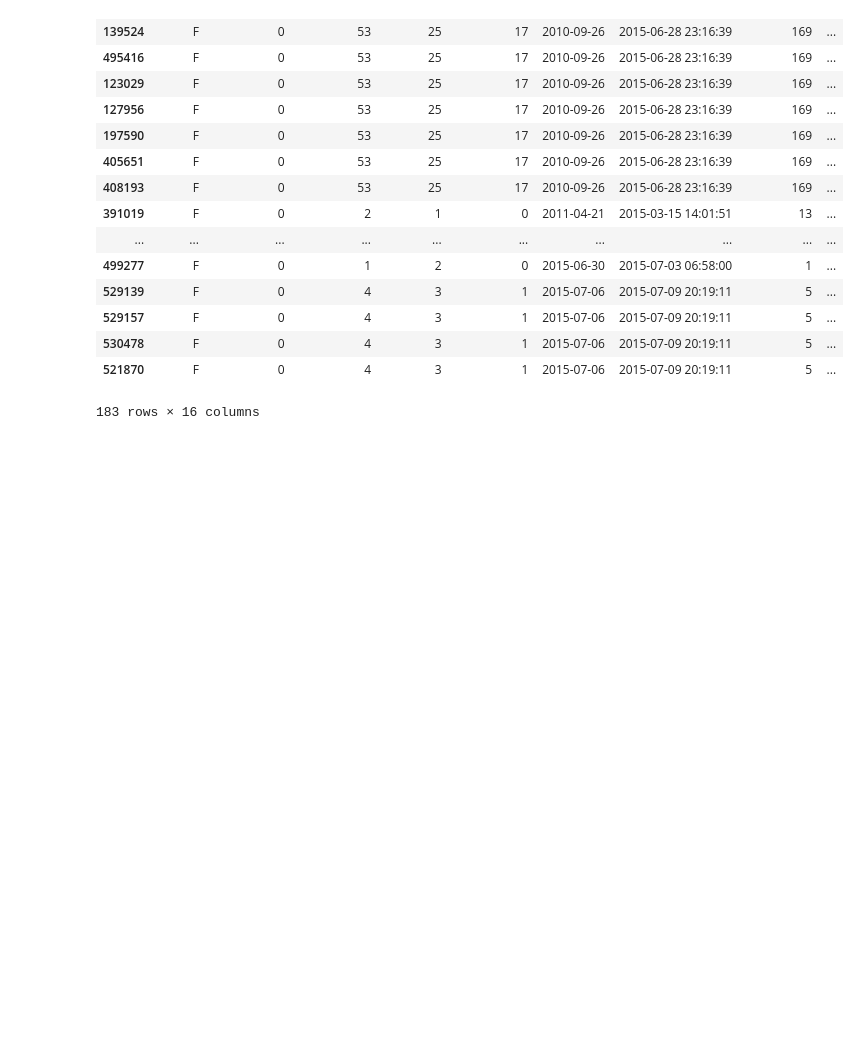
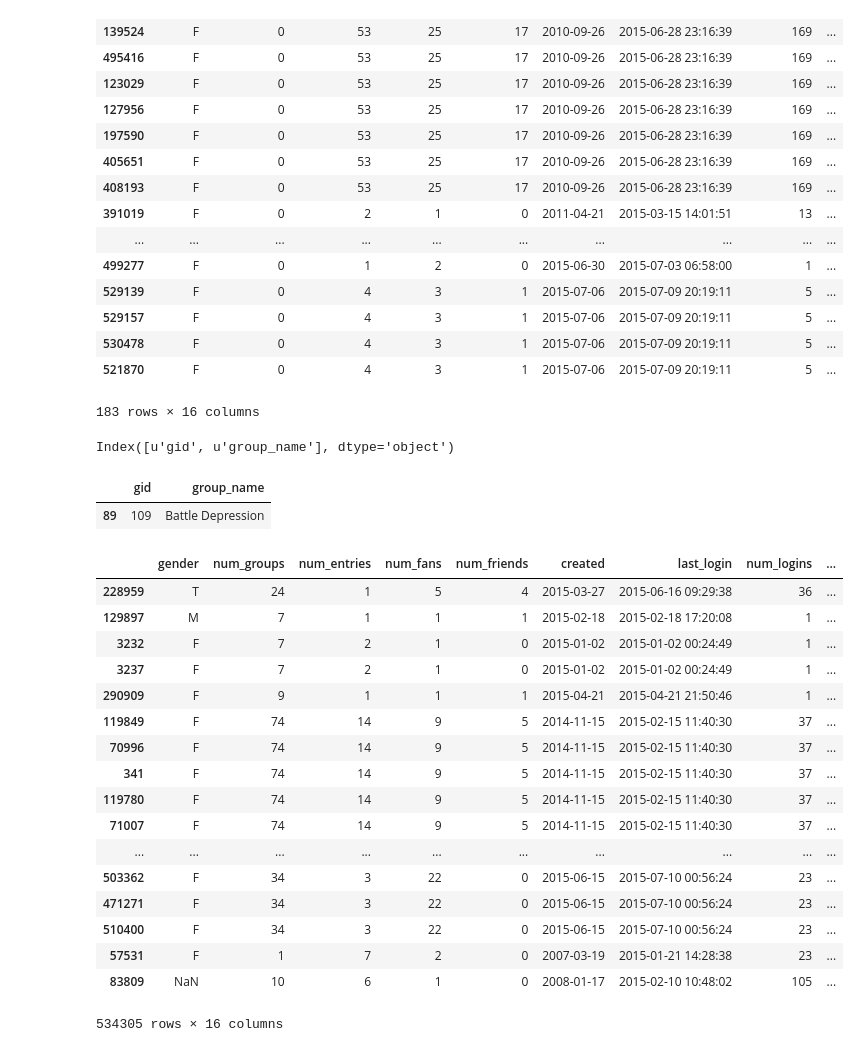
Before and after one commit to hateley/CDIPS_2015, a Jupyter notebook: checkData.ipynb, the cells around one changed output. Cells and saved outputs as stored; diff of their text form; code cells hidden in the pictures; blank space fills up the shorter version.

```diff
--- a/checkData.ipynb
+++ b/checkData.ipynb
@@ -82,0 +86,30 @@ noGroupsFemales.sort(columns='created')
+# %%
+groupNames.columns
+# %% [output]
+Index([u'gid', u'group_name'], dtype='object')
+# %%
+groupNames[groupNames['gid']==109]
+# %% [output]
+|  | gid | group_name |
+| 89 | 109 | Battle Depression |
+# %%
+EPData.sort(columns='birthdate')
+# %% [output]
+|  | gender | num_groups | num_entries | num_fans | num_friends | created | last_login | num_logins | ... |
+| 228959 | T | 24 | 1 | 5 | 4 | 2015-03-27 | 2015-06-16 09:29:38 | 36 | ... |
+| 129897 | M | 7 | 1 | 1 | 1 | 2015-02-18 | 2015-02-18 17:20:08 | 1 | ... |
+| 3232 | F | 7 | 2 | 1 | 0 | 2015-01-02 | 2015-01-02 00:24:49 | 1 | ... |
+| 3237 | F | 7 | 2 | 1 | 0 | 2015-01-02 | 2015-01-02 00:24:49 | 1 | ... |
+| 290909 | F | 9 | 1 | 1 | 1 | 2015-04-21 | 2015-04-21 21:50:46 | 1 | ... |
+| 119849 | F | 74 | 14 | 9 | 5 | 2014-11-15 | 2015-02-15 11:40:30 | 37 | ... |
+| 70996 | F | 74 | 14 | 9 | 5 | 2014-11-15 | 2015-02-15 11:40:30 | 37 | ... |
+| 341 | F | 74 | 14 | 9 | 5 | 2014-11-15 | 2015-02-15 11:40:30 | 37 | ... |
+| 119780 | F | 74 | 14 | 9 | 5 | 2014-11-15 | 2015-02-15 11:40:30 | 37 | ... |
+| 71007 | F | 74 | 14 | 9 | 5 | 2014-11-15 | 2015-02-15 11:40:30 | 37 | ... |
+| ... | ... | ... | ... | ... | ... | ... | ... | ... | ... |
+| 503362 | F | 34 | 3 | 22 | 0 | 2015-06-15 | 2015-07-10 00:56:24 | 23 | ... |
+| 471271 | F | 34 | 3 | 22 | 0 | 2015-06-15 | 2015-07-10 00:56:24 | 23 | ... |
+| 510400 | F | 34 | 3 | 22 | 0 | 2015-06-15 | 2015-07-10 00:56:24 | 23 | ... |
+| 57531 | F | 1 | 7 | 2 | 0 | 2007-03-19 | 2015-01-21 14:28:38 | 23 | ... |
+| 83809 | NaN | 10 | 6 | 1 | 0 | 2008-01-17 | 2015-02-10 10:48:02 | 105 | ... |
+534305 rows × 16 columns
```
Also changed, not shown: parts of 54 cells of this notebook, 5 other files.
